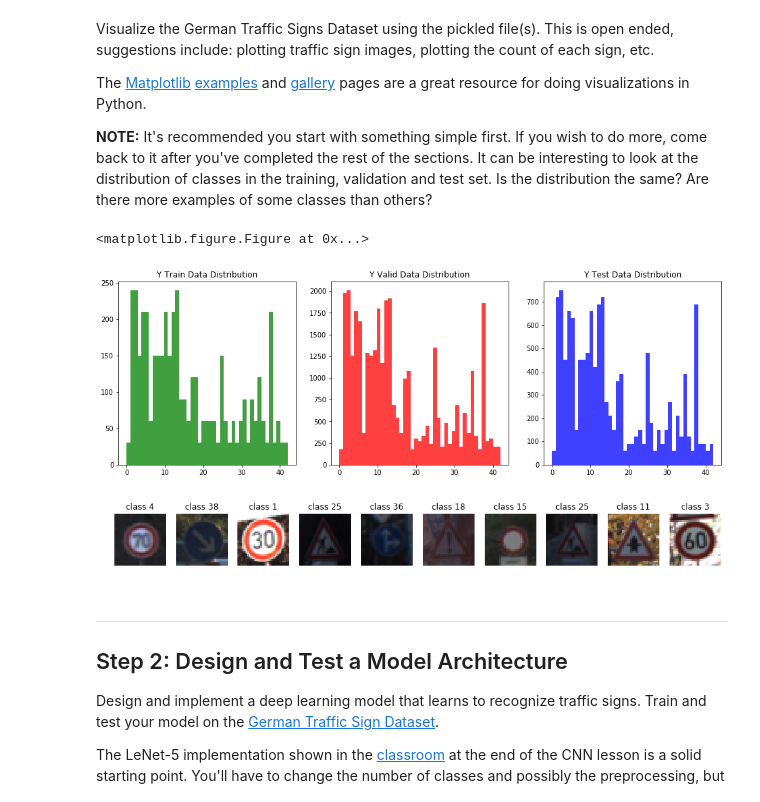
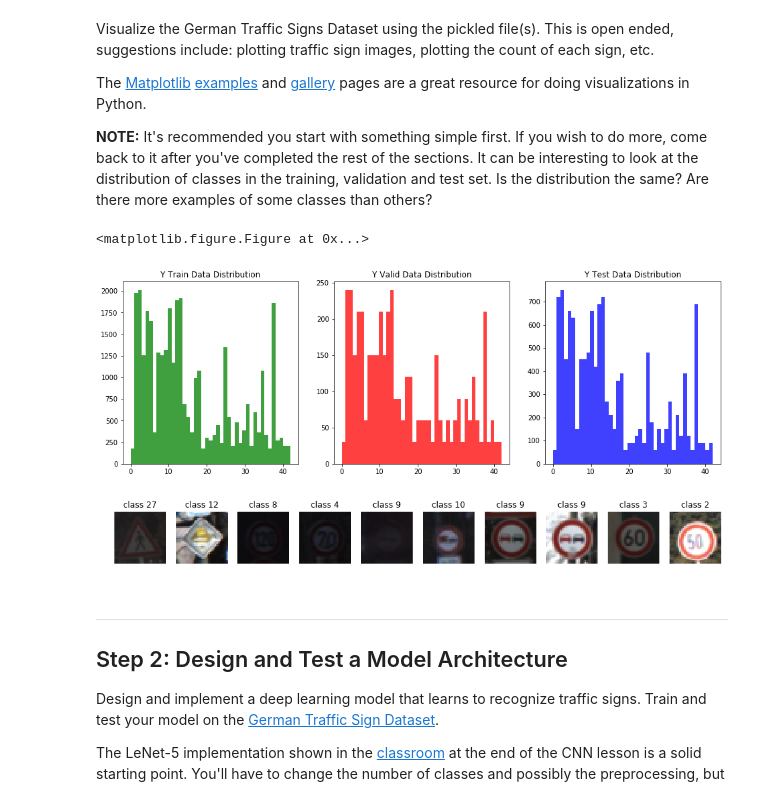
Before and after one commit to autonomobil/CarND-Traffic-Sign-Classifier-Project, a Jupyter notebook: Traffic_Sign_Classifier.ipynb, the cells around one changed output. Drawn from its saved outputs; the diff is of its cells as text; code cells hidden in the pictures.

```diff
--- a/Traffic_Sign_Classifier.ipynb
+++ b/Traffic_Sign_Classifier.ipynb
@@ -130,38 +130,38 @@ plt.figure(figsize=(10,10))
 
 fig, axs = plt.subplots(1,3, figsize=(16, 5))
 
-axs[0].hist(y_valid, 43, facecolor='g', alpha=0.75)
+axs[0].hist(y_train, 43, facecolor='g', alpha=0.75)
 axs[0].set_title("Y Train Data Distribution")
 
-axs[1].hist(y_train, 43, facecolor='r', alpha=0.75)
+axs[1].hist(y_valid, 43, facecolor='r', alpha=0.75)
 axs[1].set_title("Y Valid Data Distribution")
 
 axs[2].hist(y_test, 43, facecolor='b', alpha=0.75)
 axs[2].set_title("Y Test Data Distribution")
 
 no_plotted_signs = 10
 index = random.sample(range(len(X_train)), no_plotted_signs)
 
 fig, axs = plt.subplots(1,no_plotted_signs, figsize=(16, 8))
 
 for i in range(no_plotted_signs):
     image = X_train[index[i]]
 
     if image.max() <= 1:
         image  = mplnorm(image)
 
     axs[i].axis('off')
     axs[i].imshow(image)
     axs[i].set_title("class {}".format(y_train[index[i]]))
 
 #for i, image in enumerate(X_train):
 #    if i < 20:
 #        ran_index = random.randint(0, len(X_train))
 #        imsave('./imgs/X_train{}.jpg'.format(ran_index), X_train[ran_index])
 # %% [output]
 <matplotlib.figure.Figure at 0x...>
-[figure, old version]
+[figure, new version]
-[figure, old version]
+[figure, new version]
 # %% [markdown]
 ----
 
```
Also changed, not shown: 1 other file.
